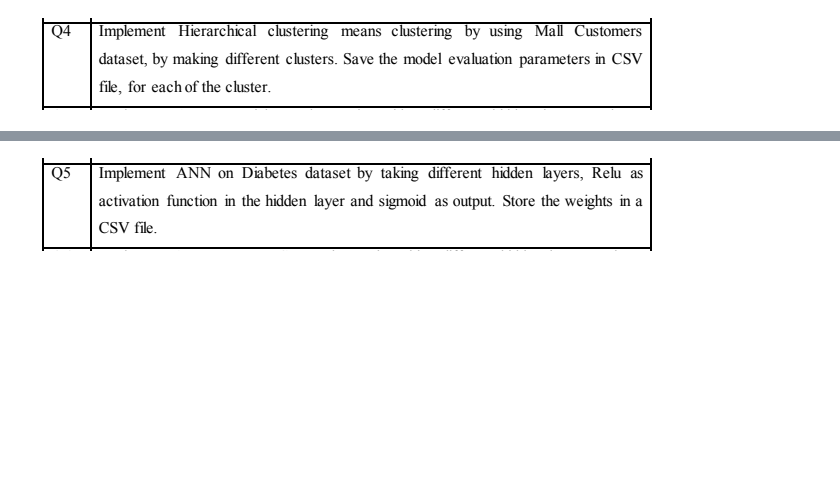
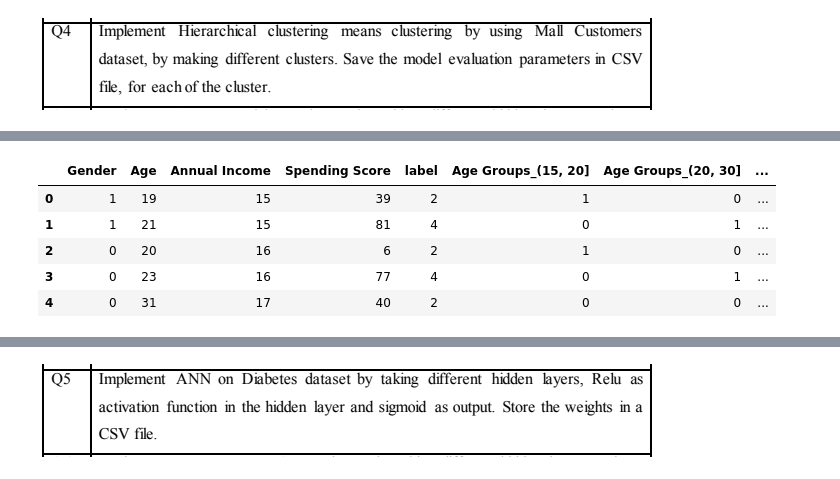
Before and after one commit to Arnav-Barman/UML501-ML, a Jupyter notebook: Assignment8_ArnavBarman_3CO15.ipynb, the cells around one changed output, grey strips where cells are left out. Cells and saved outputs as stored; diff of their text form; code cells hidden in the pictures; blank space fills up the shorter version.

```diff
--- a/Assignment8_ArnavBarman_3CO15.ipynb
+++ b/Assignment8_ArnavBarman_3CO15.ipynb
@@ -8,0 +148,5 @@
+# %%
+km1=KMeans(n_clusters=5)
+km1.fit(mall)
+y=km1.predict(mall)
+mall["label"] = y
@@ -9,2 +162,7 @@
 # %% [markdown]
 ![image.png](embedded-picture-1)
+# %%
+intervals = [15, 20, 30, 40, 50, 60, 70]
+col = mall['Age']
+mall['Age Groups'] = pd.cut(x=col, bins=intervals)
+mall['Age Groups']
@@ -10,0 +193,11 @@
+# %%
+mall = pd.get_dummies(mall)
+# %%
+mall.head()
+# %% [output]
+|  | Gender | Age | Annual Income | Spending Score | label | Age Groups_(15, 20] | Age Groups_(20, 30] | ... |
+| 0 | 1 | 19 | 15 | 39 | 2 | 1 | 0 | ... |
+| 1 | 1 | 21 | 15 | 81 | 4 | 0 | 1 | ... |
+| 2 | 0 | 20 | 16 | 6 | 2 | 1 | 0 | ... |
+| 3 | 0 | 23 | 16 | 77 | 4 | 0 | 1 | ... |
+| 4 | 0 | 31 | 17 | 40 | 2 | 0 | 0 | ... |
```
Also changed, not shown: parts of 49 cells of this notebook.
